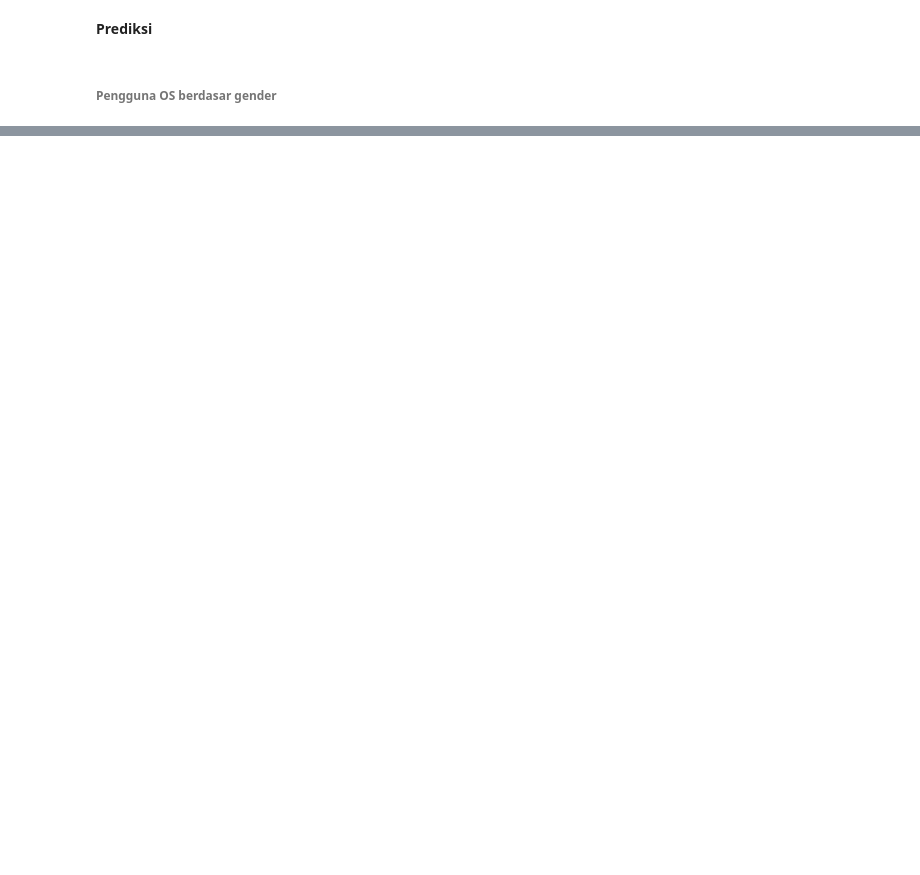
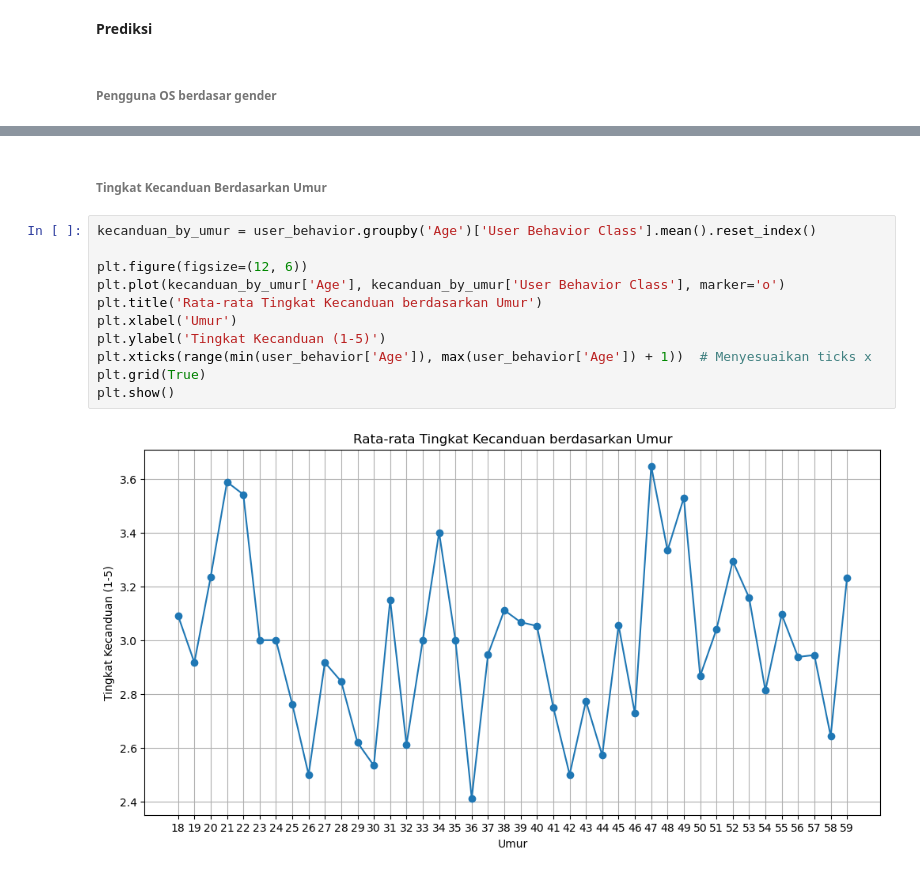
Before and after one commit to Bokibyte/PProKom, a Jupyter notebook: Semester_3/Data_Mining/P2_1611/Project_UTS.ipynb, the cells around one changed output, grey strips where cells are left out. Drawn from its saved outputs; the diff is of its cells as text; blank space fills up the shorter version.

```diff
--- a/Semester_3/Data_Mining/P2_1611/Project_UTS.ipynb
+++ b/Semester_3/Data_Mining/P2_1611/Project_UTS.ipynb
@@ -267,0 +305,15 @@ Text(0.5, 1.0, 'Perbandingan Model Device dengan Gender')
+# %% [markdown]
+###### **Tingkat Kecanduan Berdasarkan Umur**
+# %%
+kecanduan_by_umur = user_behavior.groupby('Age')['User Behavior Class'].mean().reset_index()
+
+plt.figure(figsize=(12, 6))
+plt.plot(kecanduan_by_umur['Age'], kecanduan_by_umur['User Behavior Class'], marker='o')
+plt.title('Rata-rata Tingkat Kecanduan berdasarkan Umur')
+plt.xlabel('Umur')
+plt.ylabel('Tingkat Kecanduan (1-5)')
+plt.xticks(range(min(user_behavior['Age']), max(user_behavior['Age']) + 1))  # Menyesuaikan ticks x
+plt.grid(True)
+plt.show()
+# %% [output]
+[figure, added]
```
Also changed, not shown: parts of 9 cells of this notebook.
